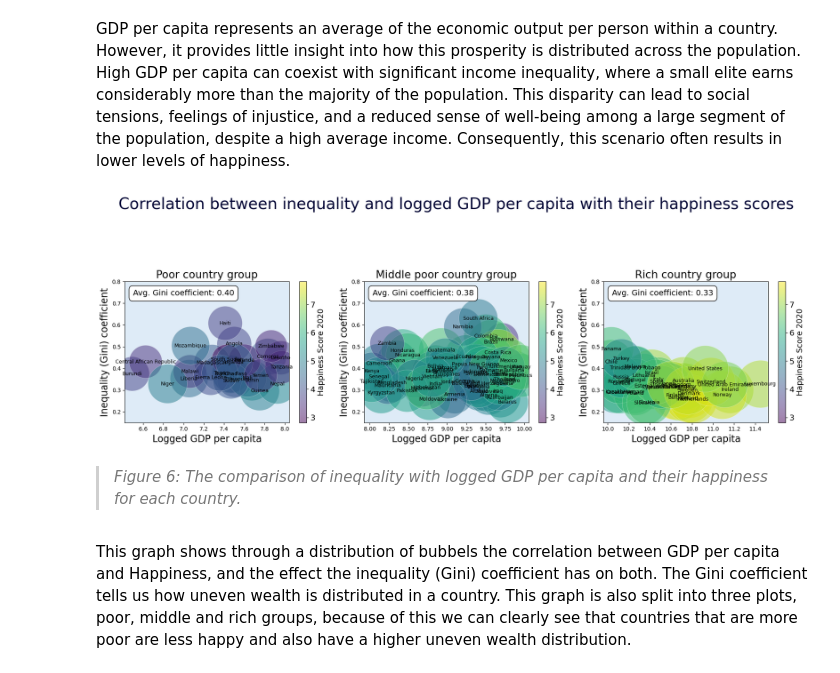
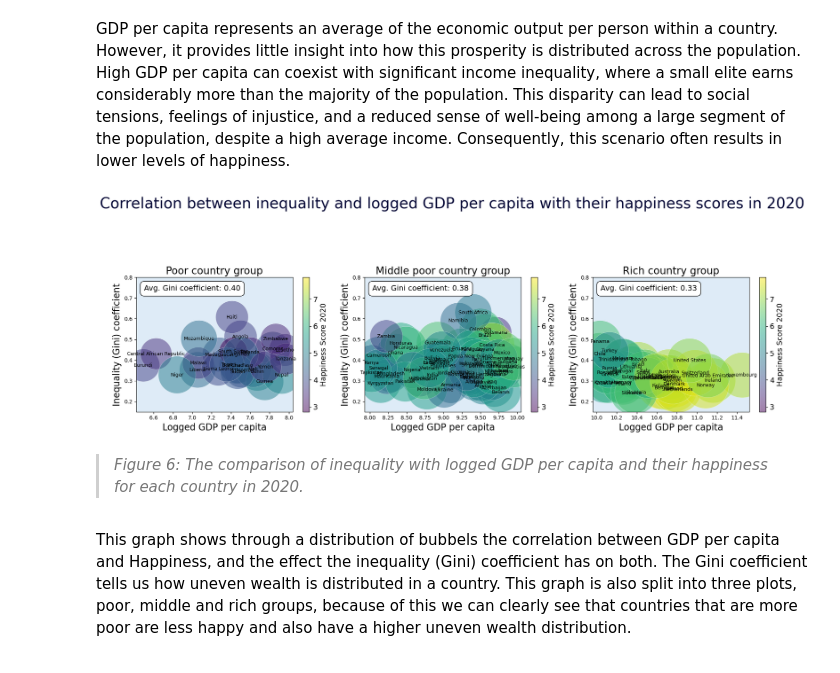
Before and after one commit to thijsslagter12/data-storyV2, a Jupyter notebook: docs/format.ipynb, the cells around one changed output. Saved outputs shown, nothing was run; the diff lists cells and outputs as text; code cells hidden in the pictures.

```diff
--- a/docs/format.ipynb
+++ b/docs/format.ipynb
@@ -368,37 +353,37 @@ def plot_group(ax, df, title):
 
     # Add colorbar
     cbar = ax.figure.colorbar(scatter, ax=ax, label='Happiness Score 2020')
     cbar.set_label('Happiness Score 2020', fontsize=14)  # Adjust font size of colorbar label
     cbar.ax.tick_params(labelsize=14)  # Adjust font size of colorbar tick labels
 
     # Set y-axis limits for Gini coefficient
     ax.set_ylim(0.15, 0.8)
 
     # Add labels and title with adjusted font sizes
     ax.set_title(title, fontsize=19)  # Adjusted font size for subplot titles
     ax.set_xlabel('Logged GDP per capita', fontsize=17)  # Adjusted font size for x-axis label
     ax.set_ylabel('Inequality (Gini) coefficient', fontsize=17)  # Adjusted font size for y-axis label
 
 # Create a figure with three subplots in a row
 fig, axs = plt.subplots(1, 3, figsize=(18, 6))  # Set background color for subplots
 
 # Plot each group in its own subplot
 plot_group(axs[0], group_poor, title='Poor country group')
 plot_group(axs[1], group_middle, title='Middle poor country group')
 plot_group(axs[2], group_rich, title='Rich country group')
 
 for ax in axs:
     ax.set_facecolor((0.87, 0.92, 0.97)) # RGBA values for the specified background color
 
 # Adjust layout and show plot
-plt.suptitle('Correlation between inequality and logged GDP per capita with their happiness scores', fontsize=28, x=0.5, y=1.05, color='#000435')
+plt.suptitle('Correlation between inequality and logged GDP per capita with their happiness scores in 2020', fontsize=28, x=0.5, y=1.05, color='#000435')
 plt.tight_layout(rect=[0, 0, 1, 0.86])  # Adjust the layout to accommodate suptitle and subplots
 
 plt.show()
 # %% [output]
-[figure, old version]
+[figure, new version]
 # %% [markdown]
-> *Figure 6: The comparison of inequality with logged GDP per capita and their happiness for each country.*
+> *Figure 6: The comparison of inequality with logged GDP per capita and their happiness for each country in 2020.*
 # %% [markdown]
 This graph shows through a distribution of bubbels the correlation between GDP per capita and Happiness, and the effect the inequality (Gini) coefficient has on both. The Gini coefficient tells us how uneven wealth is distributed in a country. This graph is also split into three plots, poor, middle and rich groups, because of this we can clearly see that countries that are more poor are less happy and also have a higher uneven wealth distribution.
 # %% [markdown]
```
Also changed, not shown: parts of 7 cells of this notebook, 1 other file.
